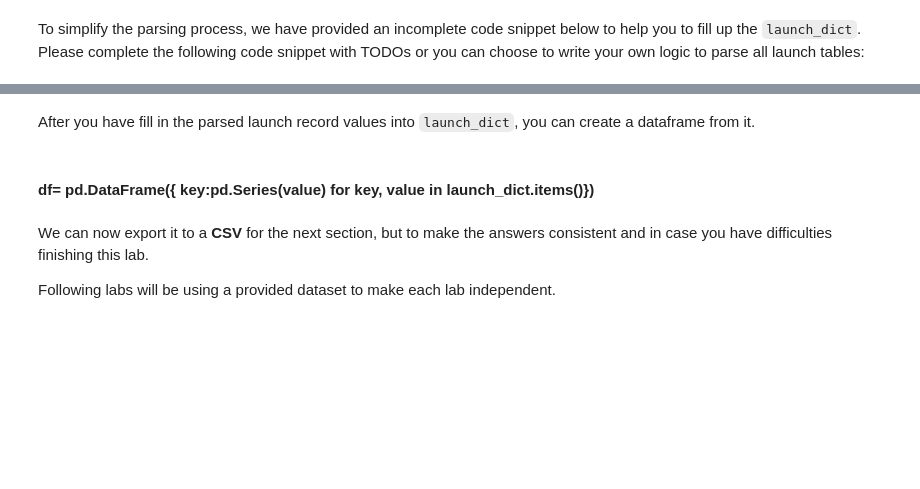
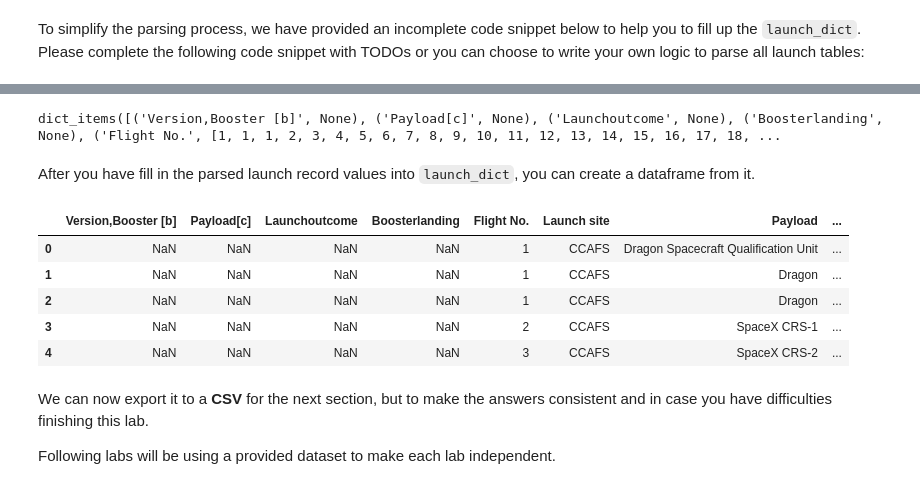
Before and after one commit to Hanae8B/ML_Capstone_Project, a Jupyter notebook: jupyter-labs-webscraping.ipynb, the cells around one changed output, grey strips where cells are left out. Cells and saved outputs as stored; diff of their text form; code cells hidden in the pictures; blank space fills up the shorter version.

```diff
--- a/jupyter-labs-webscraping.ipynb
+++ b/jupyter-labs-webscraping.ipynb
@@ -197,7 +171,7 @@ column_names = []
 
 name_th = first_launch_table.find_all('th')# Apply find_all() function with `th` element on first_launch_table
 for name in name_th:# Iterate each th element and apply the provided extract_column_from_header() to get a column name
-    if name != None and len(name)>0:
+    if len(name)>1:
         column_names.append(name.get_text().rstrip())# Append the Non-empty column name (`if name is not None and len(name) > 0`) into a list called column_names
 # %% [markdown]
 Check the extracted column names
@@ -337,4 +302,17 @@ Success
+# %%
+print(launch_dict.items())
+# %% [output]
+dict_items([('Version,Booster [b]', None), ('Payload[c]', None), ('Launchoutcome', None), ('Boosterlanding', None), ('Flight No.', [1, 1, 1, 2, 3, 4, 5, 6, 7, 8, 9, 10, 11, 12, 13, 14, 15, 16, 17, 18, ...
 # %% [markdown]
 After you have fill in the parsed launch record values into `launch_dict`, you can create a dataframe from it.
-# %% [markdown]
-#### df= pd.DataFrame({ key:pd.Series(value) for key, value in launch_dict.items()})
+# %%
+df= pd.DataFrame({ key:pd.Series(value) for key, value in launch_dict.items() })
+# %%
+df.head()
+# %% [output]
+|  | Version,Booster [b] | Payload[c] | Launchoutcome | Boosterlanding | Flight No. | Launch site | Payload | ... |
+| 0 | NaN | NaN | NaN | NaN | 1 | CCAFS | Dragon Spacecraft Qualification Unit | ... |
+| 1 | NaN | NaN | NaN | NaN | 1 | CCAFS | Dragon | ... |
+| 2 | NaN | NaN | NaN | NaN | 1 | CCAFS | Dragon | ... |
+| 3 | NaN | NaN | NaN | NaN | 2 | CCAFS | SpaceX CRS-1 | ... |
+| 4 | NaN | NaN | NaN | NaN | 3 | CCAFS | SpaceX CRS-2 | ... |
```
Also changed, not shown: parts of 6 cells of this notebook.
